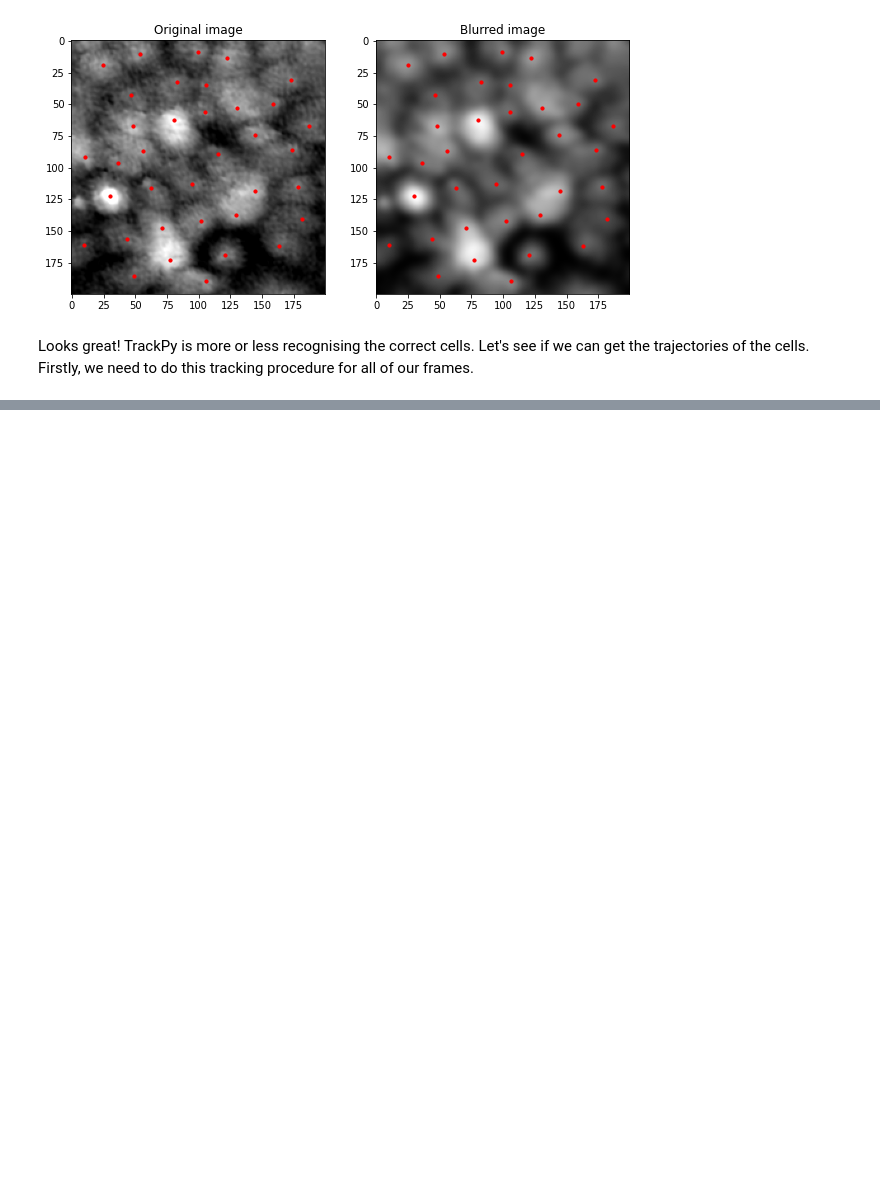
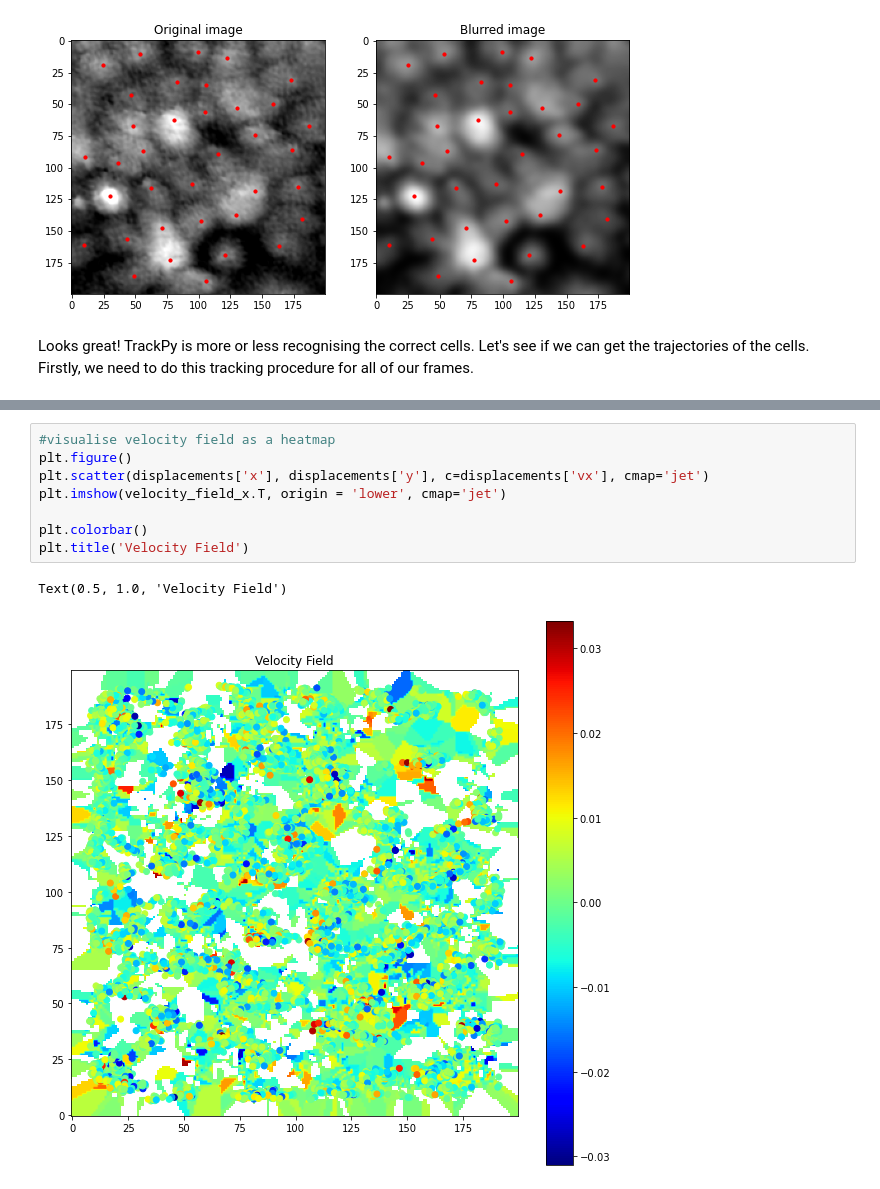
Before and after one commit to nigarabbasova/MCsThesisAnalysis, a Jupyter notebook: preliminary_analysis.ipynb, the cells around one changed output, grey strips where cells are left out. Saved outputs shown, nothing was run; the diff lists cells and outputs as text; blank space fills up the shorter version.

```diff
--- a/preliminary_analysis.ipynb
+++ b/preliminary_analysis.ipynb
@@ -271,0 +409,11 @@ Frame 300: 34 features
+# %%
+#visualise velocity field as a heatmap
+plt.figure()
+plt.scatter(displacements['x'], displacements['y'], c=displacements['vx'], cmap='jet')
+plt.imshow(velocity_field_x.T, origin = 'lower', cmap='jet')
+
+plt.colorbar()
+plt.title('Velocity Field')
+# %% [output]
+Text(0.5, 1.0, 'Velocity Field')
+[figure, added]
```
Also changed, not shown: parts of 19 cells of this notebook.
